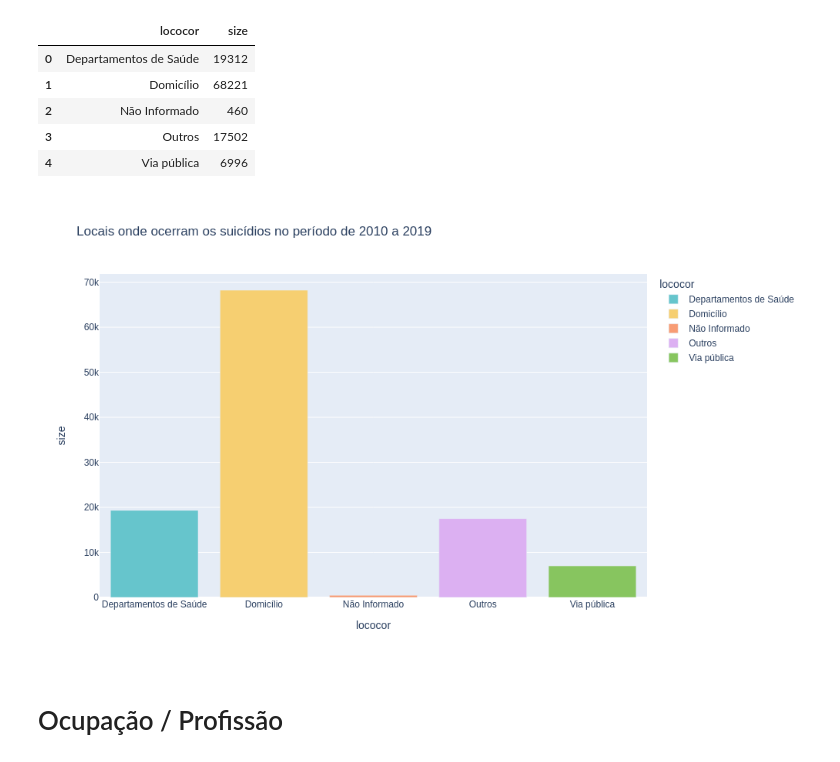
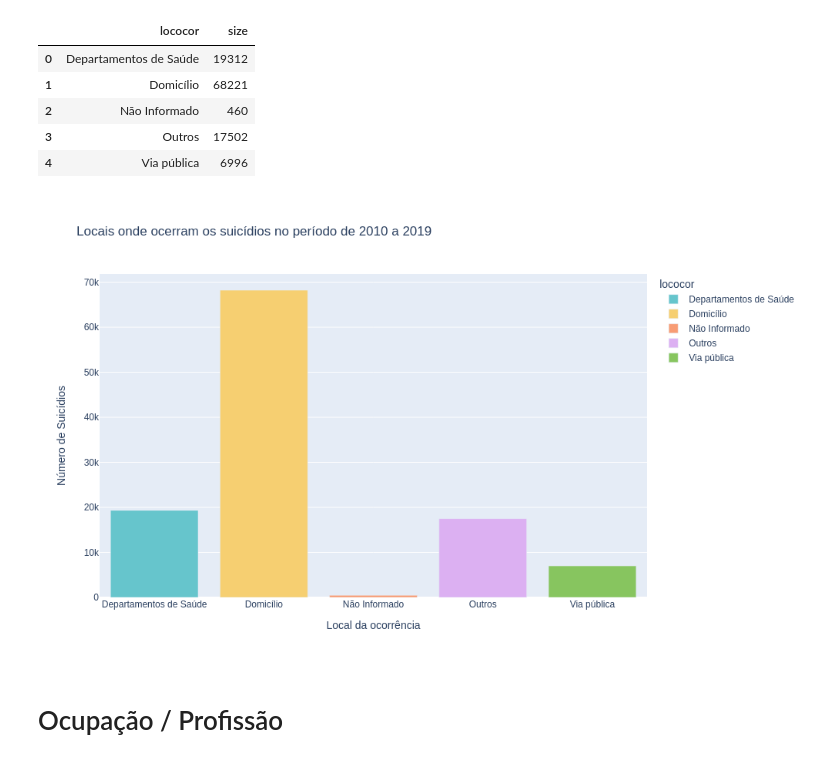
Before and after one commit to escobar-felipe/Projetos, a Jupyter notebook: Suicidio_brasil/Suicide_brazil.ipynb, the cells around one changed output. Saved outputs shown, nothing was run; the diff lists cells and outputs as text; code cells hidden in the pictures.

```diff
--- a/Suicidio_brasil/Suicide_brazil.ipynb
+++ b/Suicidio_brasil/Suicide_brazil.ipynb
@@ -122,6 +143,7 @@ df.head()
 # %%
 df['DTOBITO'] = pd.to_datetime( df['DTOBITO'] ,format="%Y/%m/%d")
 df['DTNASC']=  pd.to_datetime( df['DTNASC'] ,format="%Y/%m/%d",errors = 'coerce')
+df['ano_tri'] =df['DTOBITO'].dt.to_period("Q")
 df['ano_mes'] =df['DTOBITO'].dt.strftime('%Y-%m')
 df['ano_nasc'] =df['DTNASC'].dt.strftime('%Y')
 # %%
@@ -431,13 +512,15 @@ df_lococor
 # %%
 fig = px.bar(df_lococor, y="size", x="lococor",
              color='lococor',
              title='Locais onde ocerram os suicídios no período de 2010 a 2019',
              color_discrete_sequence=px.colors.qualitative.Pastel,
              height=600,
              width=1000)
+fig.update_layout(yaxis_title='Número de Suicídios',
+                 xaxis_title='Local da ocorrência')
 fig.show("png")
 # %% [output]
-[figure, old version]
+[figure, new version]
 # %% [markdown]
 # Ocupação / Profissão
 # %%
```
Also changed, not shown: parts of 21 cells of this notebook, 1 other file.
